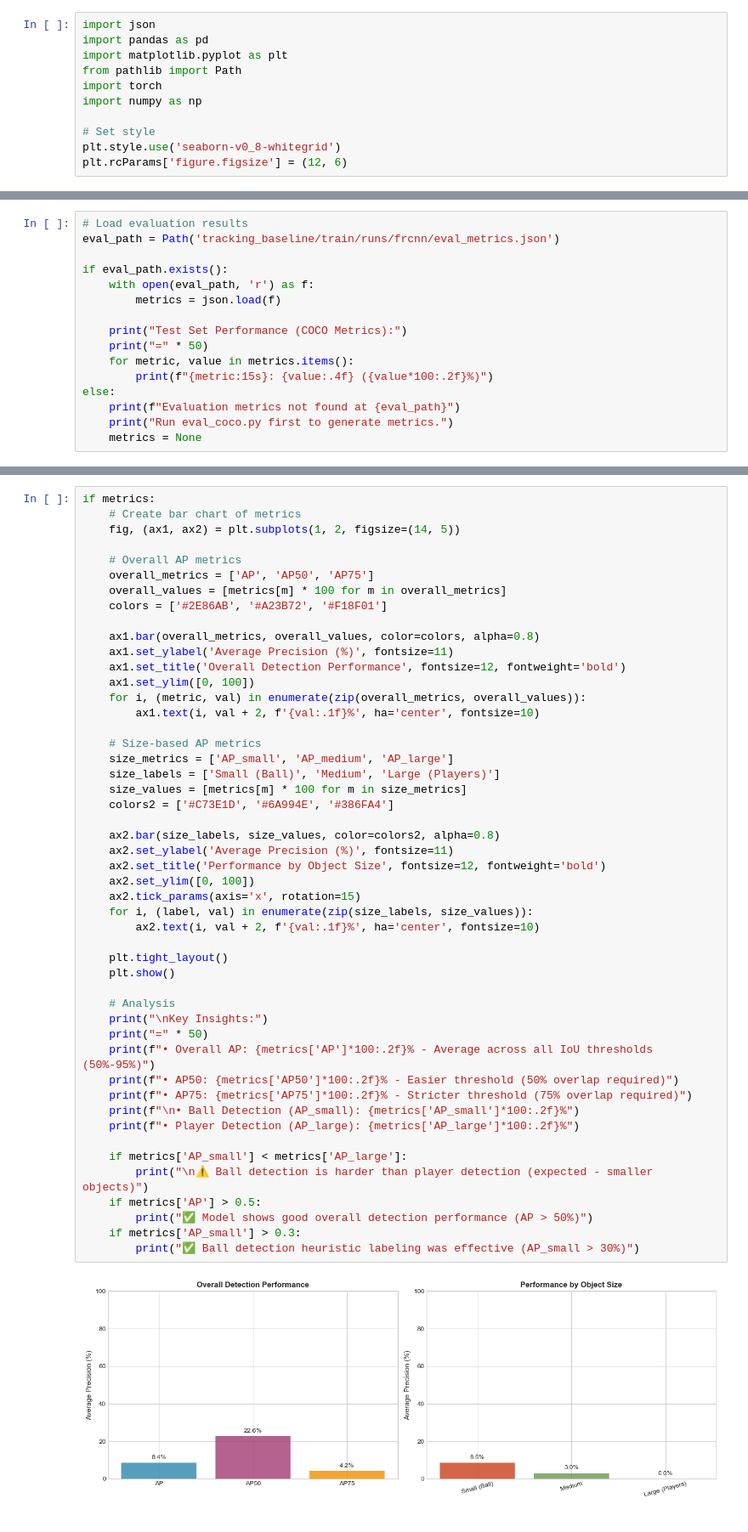
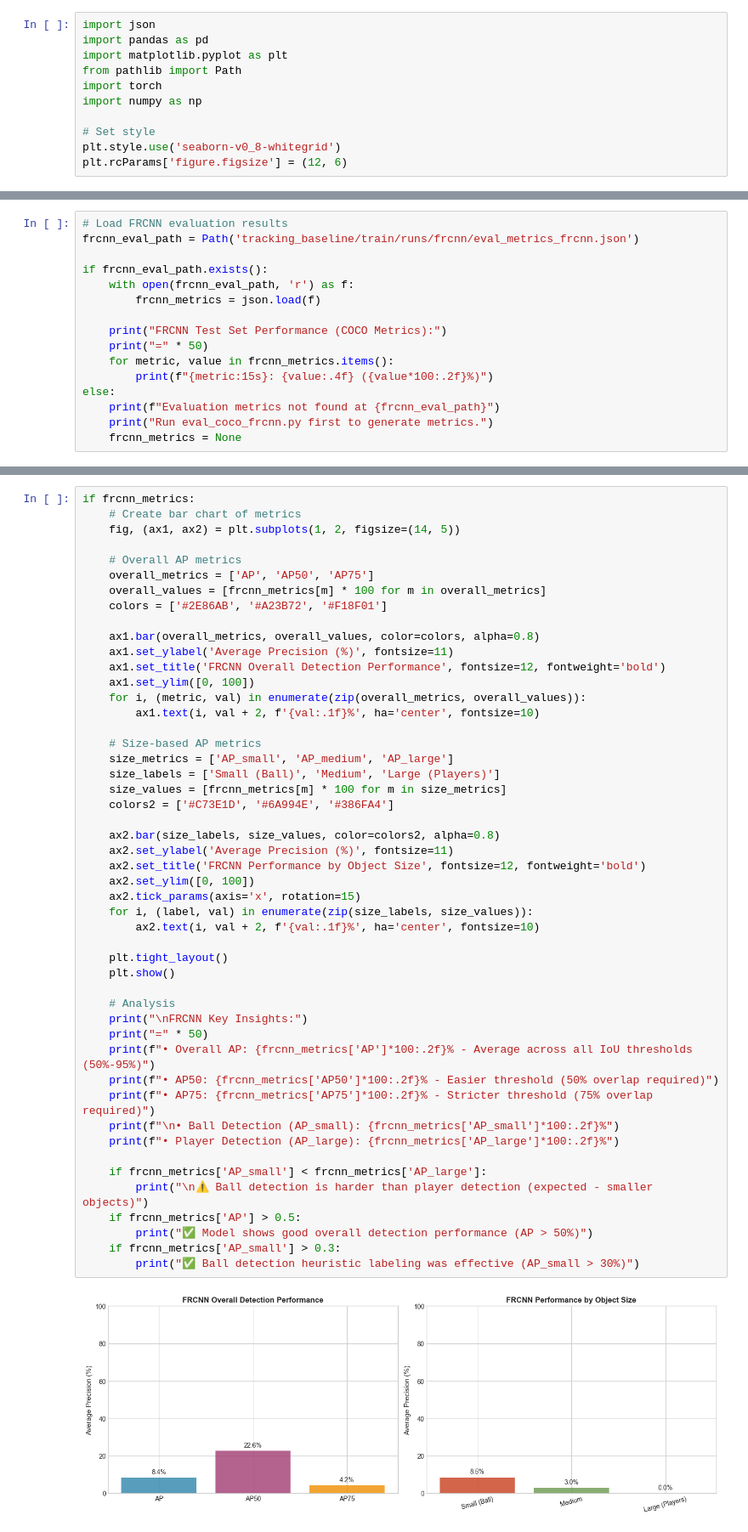
Before and after one commit to yash-patel-01/computervision_project, a Jupyter notebook: model_evaluation.ipynb, the cells around one changed output, grey strips where cells are left out. Shown at 85% size. Drawn from its saved outputs; the diff is of its cells as text.

```diff
--- a/model_evaluation.ipynb
+++ b/model_evaluation.ipynb
@@ -76,19 +88,19 @@ Loss decreased from 0.1946 to 0.1090 over 6 epochs
 
 Load the COCO metrics computed on the test set (36,750 images).
 # %%
-# Load evaluation results
-eval_path = Path('tracking_baseline/train/runs/frcnn/eval_metrics.json')
+# Load FRCNN evaluation results
+frcnn_eval_path = Path('tracking_baseline/train/runs/frcnn/eval_metrics_frcnn.json')
 
-if eval_path.exists():
-    with open(eval_path, 'r') as f:
-        metrics = json.load(f)
+if frcnn_eval_path.exists():
+    with open(frcnn_eval_path, 'r') as f:
+        frcnn_metrics = json.load(f)
 
-    print("Test Set Performance (COCO Metrics):")
+    print("FRCNN Test Set Performance (COCO Metrics):")
     print("=" * 50)
-    for metric, value in metrics.items():
+    for metric, value in frcnn_metrics.items():
         print(f"{metric:15s}: {value:.4f} ({value*100:.2f}%)")
 else:
-    print(f"Evaluation metrics not found at {eval_path}")
-    print("Run eval_coco.py first to generate metrics.")
-    metrics = None
+    print(f"Evaluation metrics not found at {frcnn_eval_path}")
+    print("Run eval_coco_frcnn.py first to generate metrics.")
+    frcnn_metrics = None
 # %% [output]
@@ -105,51 +117,51 @@ AP_large       : 0.0000 (0.00%)
 # %%
-if metrics:
+if frcnn_metrics:
     # Create bar chart of metrics
     fig, (ax1, ax2) = plt.subplots(1, 2, figsize=(14, 5))
 
     # Overall AP metrics
     overall_metrics = ['AP', 'AP50', 'AP75']
-    overall_values = [metrics[m] * 100 for m in overall_metrics]
+    overall_values = [frcnn_metrics[m] * 100 for m in overall_metrics]
     colors = ['#2E86AB', '#A23B72', '#F18F01']
 
     ax1.bar(overall_metrics, overall_values, color=colors, alpha=0.8)
     ax1.set_ylabel('Average Precision (%)', fontsize=11)
-    ax1.set_title('Overall Detection Performance', fontsize=12, fontweight='bold')
+    ax1.set_title('FRCNN Overall Detection Performance', fontsize=12, fontweight='bold')
     ax1.set_ylim([0, 100])
     for i, (metric, val) in enumerate(zip(overall_metrics, overall_values)):
         ax1.text(i, val + 2, f'{val:.1f}%', ha='center', fontsize=10)
 
     # Size-based AP metrics
     size_metrics = ['AP_small', 'AP_medium', 'AP_large']
     size_labels = ['Small (Ball)', 'Medium', 'Large (Players)']
-    size_values = [metrics[m] * 100 for m in size_metrics]
+    size_values = [frcnn_metrics[m] * 100 for m in size_metrics]
     colors2 = ['#C73E1D', '#6A994E', '#386FA4']
 
     ax2.bar(size_labels, size_values, color=colors2, alpha=0.8)
     ax2.set_ylabel('Average Precision (%)', fontsize=11)
-    ax2.set_title('Performance by Object Size', fontsize=12, fontweight='bold')
+    ax2.set_title('FRCNN Performance by Object Size', fontsize=12, fontweight='bold')
     ax2.set_ylim([0, 100])
     ax2.tick_params(axis='x', rotation=15)
     for i, (label, val) in enumerate(zip(size_labels, size_values)):
         ax2.text(i, val + 2, f'{val:.1f}%', ha='center', fontsize=10)
 
     plt.tight_layout()
     plt.show()
 
     # Analysis
-    print("\nKey Insights:")
+    print("\nFRCNN Key Insights:")
     print("=" * 50)
-    print(f"• Overall AP: {metrics['AP']*100:.2f}% - Average across all IoU thresholds (50%-95%)")
-    print(f"• AP50: {metrics['AP50']*100:.2f}% - Easier threshold (50% overlap required)")
-    print(f"• AP75: {metrics['AP75']*100:.2f}% - Stricter threshold (75% overlap required)")
-    print(f"\n• Ball Detection (AP_small): {metrics['AP_small']*100:.2f}%")
-    print(f"• Player Detection (AP_large): {metrics['AP_large']*100:.2f}%")
+    print(f"• Overall AP: {frcnn_metrics['AP']*100:.2f}% - Average across all IoU thresholds (50%-95%)")
+    print(f"• AP50: {frcnn_metrics['AP50']*100:.2f}% - Easier threshold (50% overlap required)")
+    print(f"• AP75: {frcnn_metrics['AP75']*100:.2f}% - Stricter threshold (75% overlap required)")
+    print(f"\n• Ball Detection (AP_small): {frcnn_metrics['AP_small']*100:.2f}%")
+    print(f"• Player Detection (AP_large): {frcnn_metrics['AP_large']*100:.2f}%")
 
-    if metrics['AP_small'] < metrics['AP_large']:
+    if frcnn_metrics['AP_small'] < frcnn_metrics['AP_large']:
         print("\n⚠️ Ball detection is harder than player detection (expected - smaller objects)")
-    if metrics['AP'] > 0.5:
+    if frcnn_metrics['AP'] > 0.5:
         print("✅ Model shows good overall detection performance (AP > 50%)")
-    if metrics['AP_small'] > 0.3:
+    if frcnn_metrics['AP_small'] > 0.3:
         print("✅ Ball detection heuristic labeling was effective (AP_small > 30%)")
 # %% [output]
-[figure, old version]
+[figure, new version]
```
Also changed, not shown: parts of 28 cells of this notebook, 16 other files.
